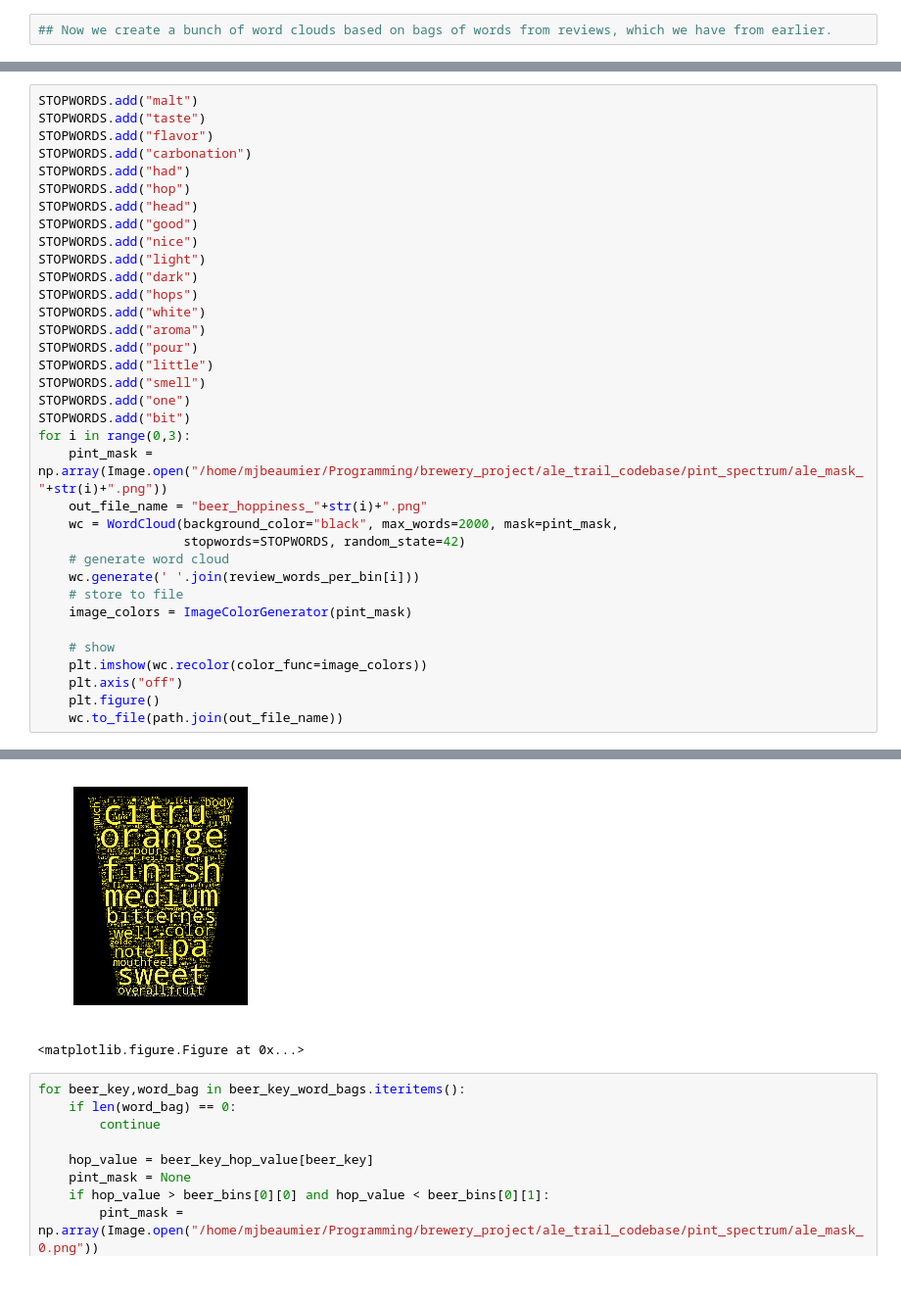
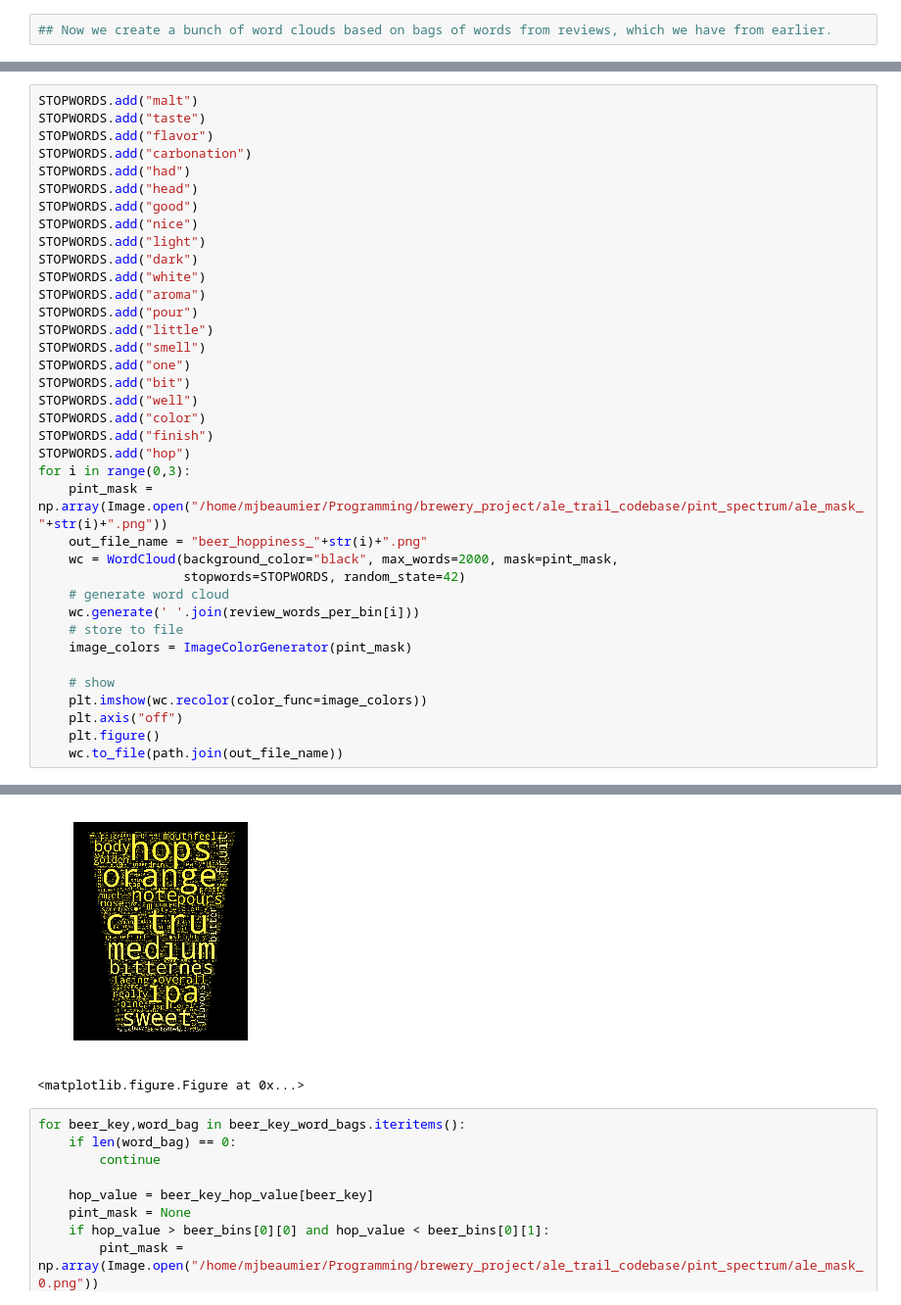
Before and after one commit to Jollyhrothgar/ale_trail_codebase, a Jupyter notebook: create_final_db.ipynb, the cells around one changed output, grey strips where cells are left out. Shown at 98% size. Saved outputs shown, nothing was run; the diff lists cells and outputs as text.

Commit message:
updated images

```diff
--- a/create_final_db.ipynb
+++ b/create_final_db.ipynb
@@ -300,13 +296,11 @@ STOPWORDS.add("taste")
 STOPWORDS.add("flavor")
 STOPWORDS.add("carbonation")
 STOPWORDS.add("had")
-STOPWORDS.add("hop")
 STOPWORDS.add("head")
 STOPWORDS.add("good")
 STOPWORDS.add("nice")
 STOPWORDS.add("light")
 STOPWORDS.add("dark")
-STOPWORDS.add("hops")
 STOPWORDS.add("white")
 STOPWORDS.add("aroma")
 STOPWORDS.add("pour")
@@ -314,6 +308,10 @@ STOPWORDS.add("little")
 STOPWORDS.add("smell")
 STOPWORDS.add("one")
 STOPWORDS.add("bit")
+STOPWORDS.add("well")
+STOPWORDS.add("color")
+STOPWORDS.add("finish")
+STOPWORDS.add("hop")
 for i in range(0,3):
     pint_mask = np.array(Image.open("/home/mjbeaumier/Programming/brewery_project/ale_trail_codebase/pint_spectrum/ale_mask_"+str(i)+".png"))
     out_file_name = "beer_hoppiness_"+str(i)+".png"
@@ -335,4 +333,4 @@ for i in range(0,3):
-[figure, old version]
+[figure, new version]
 <matplotlib.figure.Figure at 0x...>
 # %%
 for beer_key,word_bag in beer_key_word_bags.iteritems():
```
Also changed, not shown: parts of 2 cells of this notebook, 3 other files.
